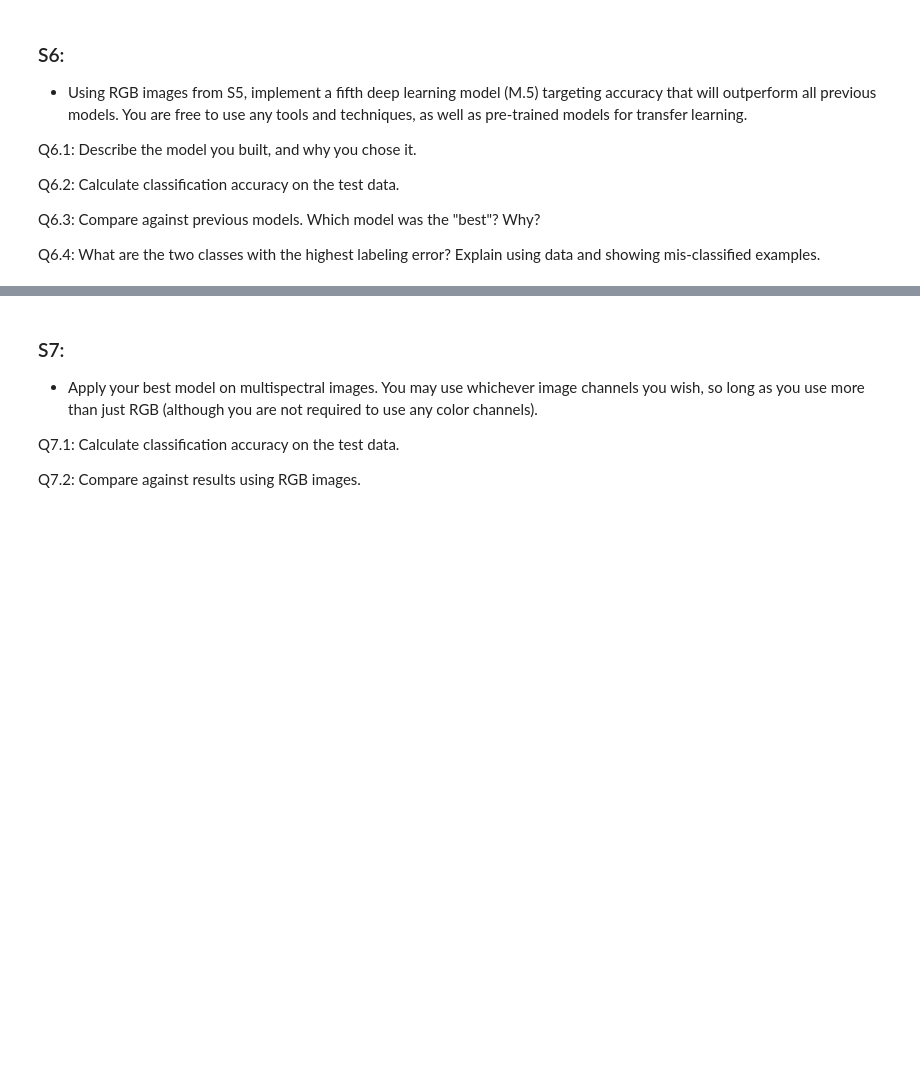
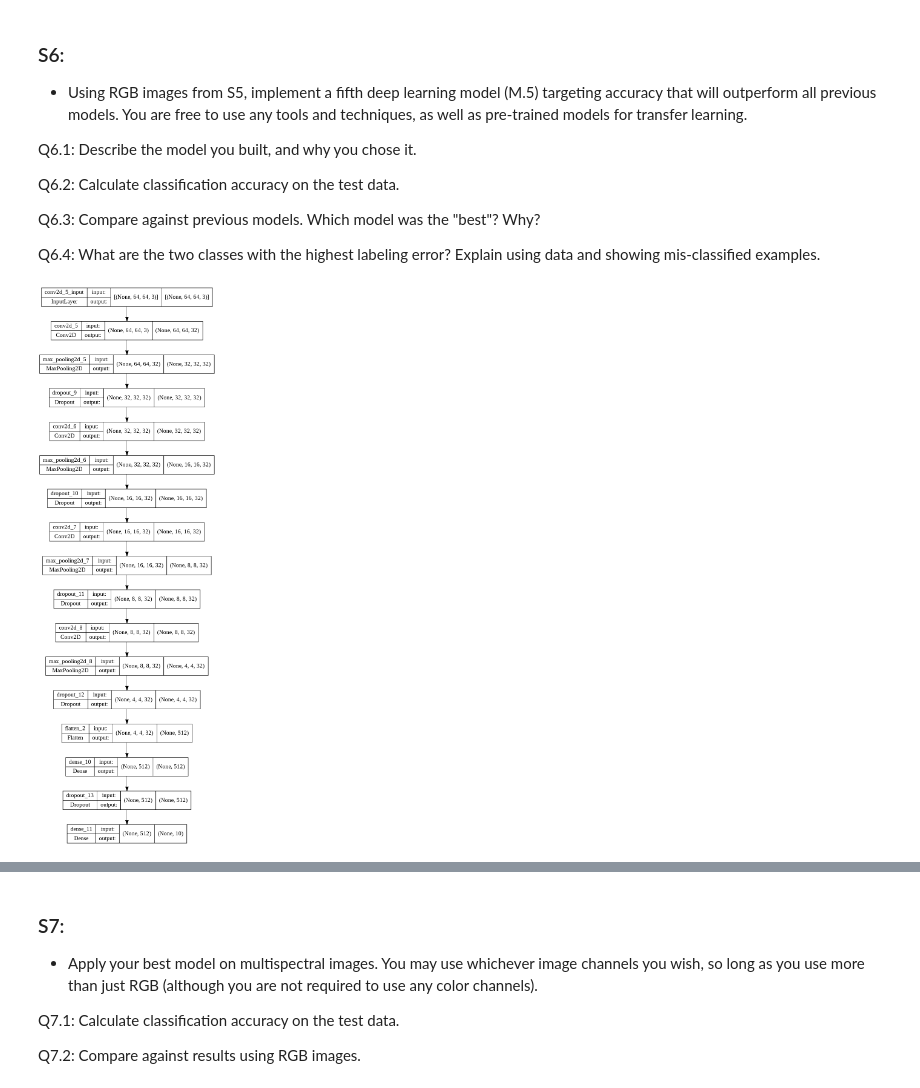
Before and after one commit to johnatawnclementawn/RemoteSensing_650_HW, a Jupyter notebook: HW4/Clementi_HW4.ipynb, the cells around one changed output, grey strips where cells are left out. Saved outputs shown, nothing was run; the diff lists cells and outputs as text; code cells hidden in the pictures; blank space fills up the shorter version.

```diff
--- a/HW4/Clementi_HW4.ipynb
+++ b/HW4/Clementi_HW4.ipynb
@@ -339,27 +371,31 @@ Q6.4: What are the two classes with the highest labeling error? Explain using da
 # %%
 m5 = Sequential()
 
-m5.add(Conv2D(32, (3, 3), padding='same', input_shape=(80, 80, 3), activation='relu'))
+m5.add(Conv2D(32, (3, 3), padding='same', input_shape=(64, 64, 3), activation='relu'))
 m5.add(MaxPooling2D(pool_size=(2, 2))) #40x40
 m5.add(Dropout(0.25))
 
 m5.add(Conv2D(32, (3, 3), padding='same', activation='relu'))
 m5.add(MaxPooling2D(pool_size=(2, 2))) #20x20
 m5.add(Dropout(0.25))
 
 m5.add(Conv2D(32, (3, 3), padding='same', activation='relu'))
 m5.add(MaxPooling2D(pool_size=(2, 2))) #10x10
 m5.add(Dropout(0.25))
 
 m5.add(Conv2D(32, (10, 10), padding='same', activation='relu'))
 m5.add(MaxPooling2D(pool_size=(2, 2))) #5x5
 m5.add(Dropout(0.25))
 
 m5.add(Flatten())
 m5.add(Dense(512, activation='relu'))
 m5.add(Dropout(0.5))
 
-m5.add(Dense(2, activation='softmax'))
+m5.add(Dense(10, activation='softmax'))
+
+plot_model(m5, show_shapes=True, show_layer_names=True)
+# %% [output]
+[figure, added]
 # %%
 ## Compile the model
 m5.compile(loss='categorical_crossentropy', optimizer=opt, metrics=['accuracy'])
```
Also changed, not shown: parts of 26 cells of this notebook.
